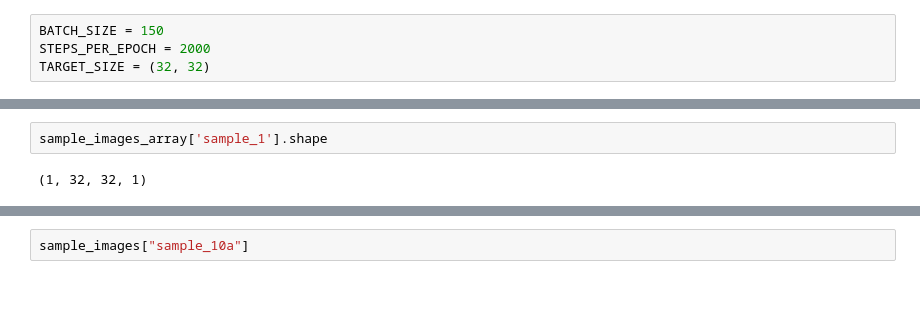
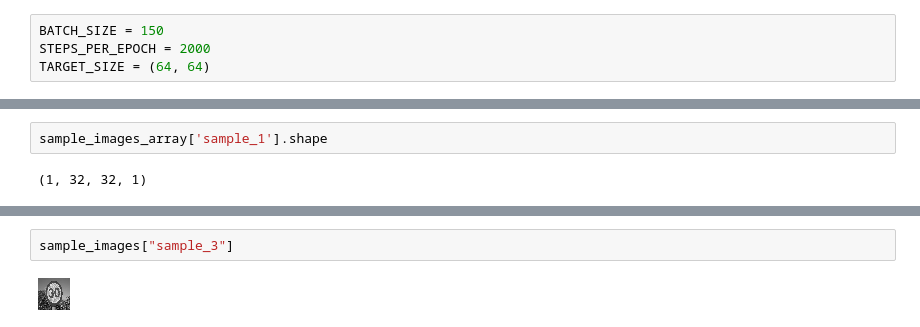
Before and after one commit to alexandrosanat/traffic-sign-recognition, a Jupyter notebook: traffic_sign_model.ipynb, the cells around one changed output, grey strips where cells are left out. Drawn from its saved outputs; the diff is of its cells as text; blank space fills up the shorter version.

Commit message:
Increased size of training images

```diff
--- a/traffic_sign_model.ipynb
+++ b/traffic_sign_model.ipynb
@@ -48,7 +49,7 @@ test_path= os.path.join(base_dir, 'Test')
 # %%
 BATCH_SIZE = 150
 STEPS_PER_EPOCH = 2000
-TARGET_SIZE = (32, 32)
+TARGET_SIZE = (64, 64)
 # %%
 # Create a data generator for the training images
 train_datagen = ImageDataGenerator(
@@ -317,3 +343,5 @@ for name, sample in sample_images_array.items():
 # %%
-sample_images["sample_10a"]
+sample_images["sample_3"]
+# %% [output]
+[figure, added]
 # %%
```
Also changed, not shown: parts of 15 cells of this notebook, 8 other files.
